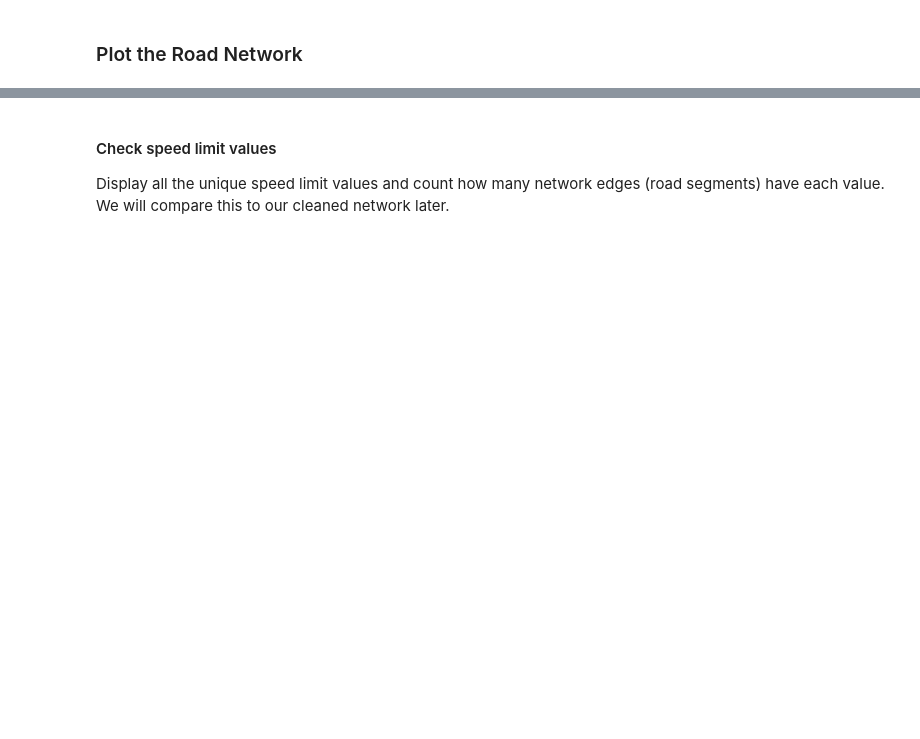
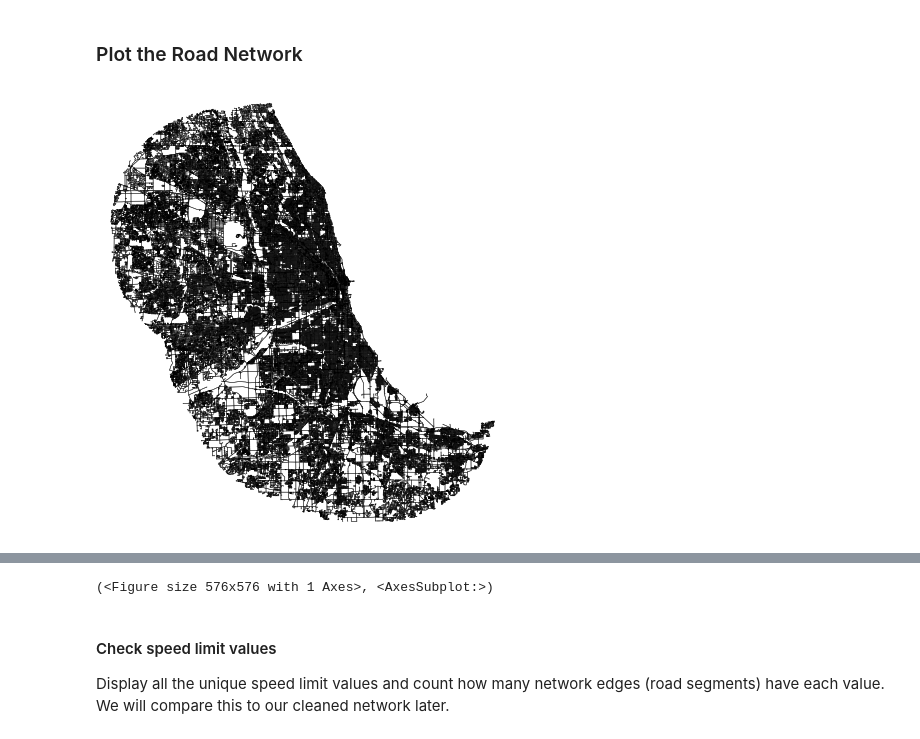
Before and after one commit to benjamincordola/RPr-Kang-2020, a Jupyter notebook: procedure/code/03-COVID-19Acc-Reanalysis.ipynb, the cells around one changed output, grey strips where cells are left out. Drawn from its saved outputs; the diff is of its cells as text; code cells hidden in the pictures; blank space fills up the shorter version.

```diff
--- a/procedure/code/03-COVID-19Acc-Reanalysis.ipynb
+++ b/procedure/code/03-COVID-19Acc-Reanalysis.ipynb
@@ -195,5 +190,7 @@ Wall time: 37.6 s
 # %% [markdown]
 ### Plot the Road Network
 # %%
-# %%time
-# ox.plot_graph(G, node_size = 1, bgcolor = 'white', node_color = 'black', edge_color = "#333333", node_alpha = 0.5, edge_linewidth = 0.5)
+%%time
+ox.plot_graph(G, node_size = 1, bgcolor = 'white', node_color = 'black', edge_color = "#333333", node_alpha = 0.5, edge_linewidth = 0.5)
+# %% [output]
+[figure, added]
@@ -200,3 +199,4 @@ Wall time: 37.6 s
+(<Figure size 576x576 with 1 Axes>, <AxesSubplot:>)
 # %% [markdown]
 #### Check speed limit values
 
```
Also changed, not shown: parts of 27 cells of this notebook.
